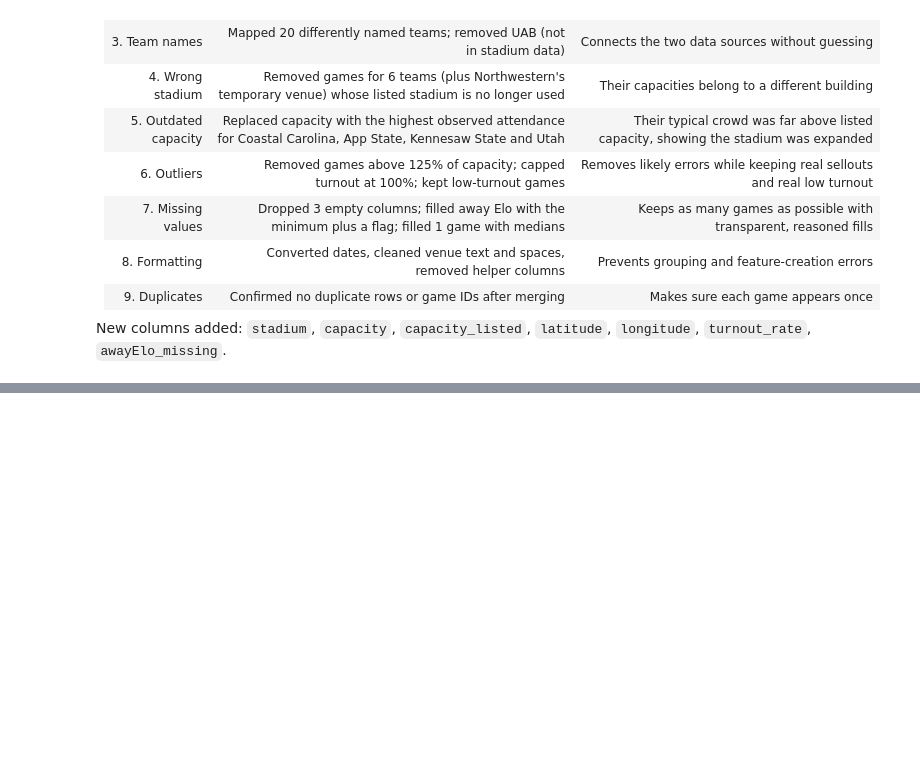
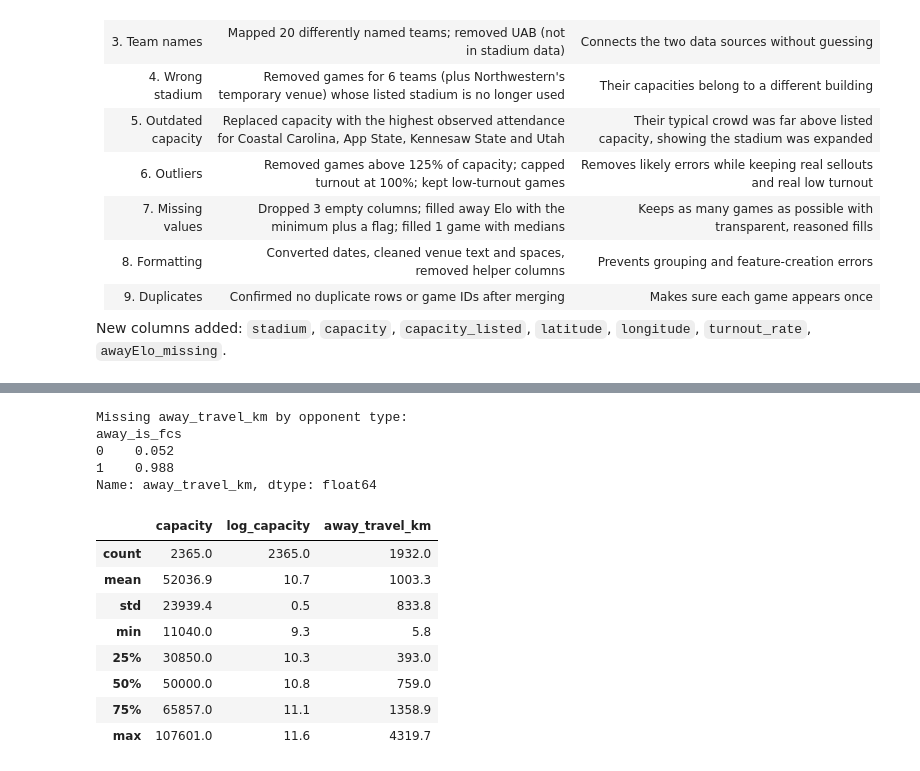
Before and after one commit to Break-Through-Tech/Sports-Analytics-1B-assessing-football-stadium-attendance-and-experience, a Jupyter notebook: notebooks/01_eda_feature_engineering.ipynb, the cells around one changed output, grey strips where cells are left out. Drawn from its saved outputs; the diff is of its cells as text; code cells hidden in the pictures; blank space fills up the shorter version.

```diff
--- a/notebooks/01_eda_feature_engineering.ipynb
+++ b/notebooks/01_eda_feature_engineering.ipynb
@@ -1663,0 +1853,42 @@ New columns added: `stadium`, `capacity`, `capacity_listed`, `latitude`, `longit
+# %%
+def haversine_km(lat1, lon1, lat2, lon2):
+    r = 6371.0
+    p1, p2 = np.radians(lat1), np.radians(lat2)
+    dphi = p2 - p1
+    dlmb = np.radians(lon2 - lon1)
+    a = np.sin(dphi / 2) ** 2 + np.cos(p1) * np.cos(p2) * np.sin(dlmb / 2) ** 2
+    return 2 * r * np.arcsin(np.sqrt(a))
+
+
+feat_df["log_capacity"] = np.log1p(feat_df["capacity"])
+
+team_location = (
+    feat_df.groupby("homeId")[["latitude", "longitude"]].median()
+    .rename(columns={"latitude": "away_base_lat", "longitude": "away_base_lon"})
+)
+feat_df = feat_df.join(team_location, on="awayId")
+
+feat_df["away_travel_km"] = haversine_km(
+    feat_df["away_base_lat"], feat_df["away_base_lon"],
+    feat_df["latitude"], feat_df["longitude"],
+)
+feat_df = feat_df.drop(columns=["away_base_lat", "away_base_lon"])
+
+print("Missing away_travel_km by opponent type:")
+print(feat_df.groupby("away_is_fcs")["away_travel_km"].apply(lambda s: s.isna().mean()).round(3))
+feat_df[["capacity", "log_capacity", "away_travel_km"]].describe().round(1)
+# %% [output]
+Missing away_travel_km by opponent type:
+away_is_fcs
+0    0.052
+1    0.988
+Name: away_travel_km, dtype: float64
+|  | capacity | log_capacity | away_travel_km |
+| count | 2365.0 | 2365.0 | 1932.0 |
+| mean | 52036.9 | 10.7 | 1003.3 |
+| std | 23939.4 | 0.5 | 833.8 |
+| min | 11040.0 | 9.3 | 5.8 |
+| 25% | 30850.0 | 10.3 | 393.0 |
+| 50% | 50000.0 | 10.8 | 759.0 |
+| 75% | 65857.0 | 11.1 | 1358.9 |
+| max | 107601.0 | 11.6 | 4319.7 |
```
Also changed, not shown: parts of 21 cells of this notebook, 1 other file.
